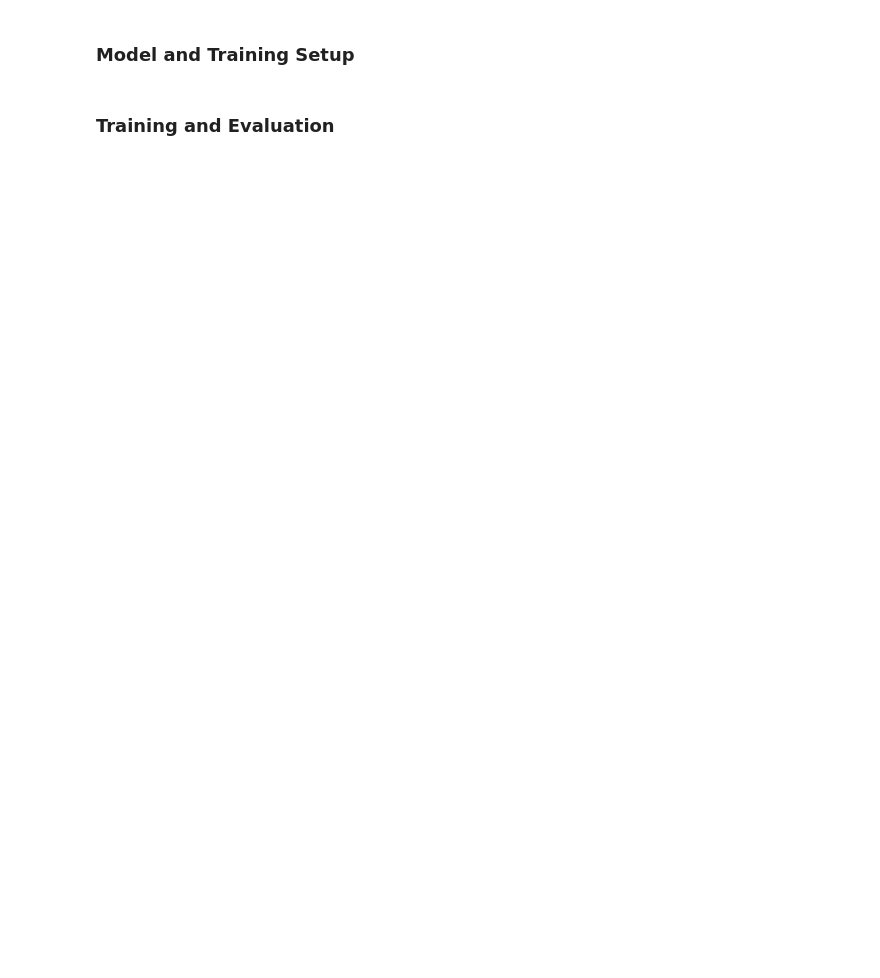
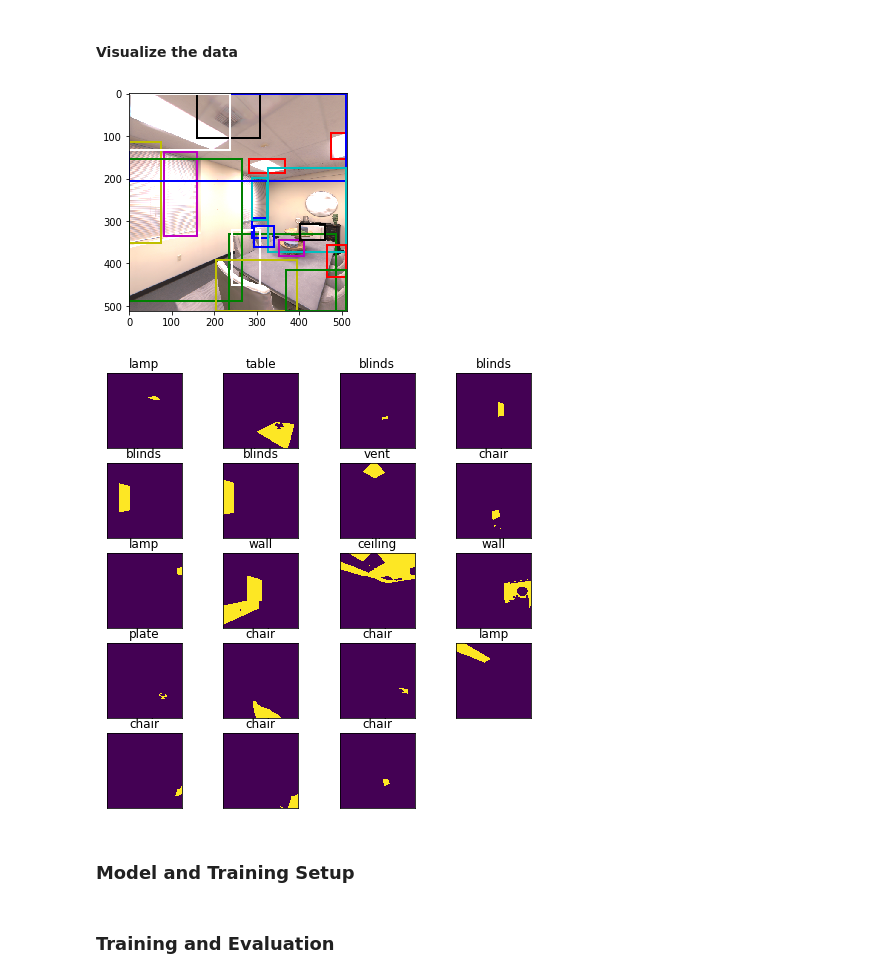
Before and after one commit to facebookresearch/habitat-sim, a Jupyter notebook: Instance-Segmentation-Example.ipynb, the cells around one changed output. Saved outputs shown, nothing was run; the diff lists cells and outputs as text; code cells hidden in the pictures; blank space fills up the shorter version.

```diff
--- a/Instance-Segmentation-Example.ipynb
+++ b/Instance-Segmentation-Example.ipynb
@@ -157,22 +164,0 @@ def display_sample(rgb_obs, semantic_obs, depth_obs):
-# %%
-total_frames = 0
-# action_names = list(
-#     extractor.sim.agents[
-#         sim_settings["default_agent"]
-#     ].action_space.keys()
-# )
-
-max_frames = 5
-
-while total_frames < max_frames:
-    #action = random.choice(action_names)
-    action = 'turn_left'
-    print("action", action)
-    observations = extractor.sim.step(action)
-    rgb = observations["color_sensor"]
-    semantic = observations["semantic_sensor"]
-    depth = observations["depth_sensor"]
-
-    display_sample(rgb, semantic, depth)
-
-    total_frames += 1
@@ -196,41 +175,46 @@ dataloader_train = torch.utils.data.DataLoader(dataset_train, batch_size=2, shuf
                                           collate_fn=collate_fn)
 dataloader_test = torch.utils.data.DataLoader(dataset_test, batch_size=2, shuffle=False,
                                           collate_fn=collate_fn)
+# %% [markdown]
+#### Visualize the data
 # %%
 import matplotlib.patches as patches
 
 
-def show_data(data_idx, mask_idx=0, show_masks=False):
+def show_data(data_idx, show_masks=False):
     img, target = dataset_train[data_idx]
-    idx = mask_idx
-
-    print(f'Num masks: {len(target["masks"])}')
     img = img.permute(1, 2, 0).numpy()
     masks = target['masks'].numpy()
     boxes = target['boxes'].numpy()
     labels = target['labels']
     areas = target['area']
-    fig ,ax = plt.subplots(1)
+    fig, ax = plt.subplots(1)
     ax.imshow(img)
     cmap = {0: 'r', 1: 'g', 2: 'b', 3: 'c', 4: 'm', 5: 'y', 6: 'k', 7: 'w'}
     for i, box in enumerate(boxes):
         h, w = box[3] - box[1], box[2] - box[0]
         rect = patches.Rectangle((box[0], box[1]) , w, h, linewidth=2,
                                  edgecolor=cmap[i % len(cmap)], facecolor='none')
         ax.add_patch(rect)
+
 
     if show_masks:
         plt.show()
         fig=plt.figure(figsize=(8, 8))
         columns = 4
         rows = math.ceil(len(target['masks']) / columns)
         for i in range(1, columns * rows + 1):
             if i > len(target['masks']):
                 break
             mask = masks[i - 1]
-            fig.add_subplot(rows, columns, i)
+            ax = fig.add_subplot(rows, columns, i)
+            sem_id = int(labels[i - 1].numpy())
+            ax.title.set_text(dataset_train.sem_id_to_name[sem_id])
             plt.xticks([])
             plt.yticks([])
             plt.imshow(mask)
 
-show_data(1, show_masks=True)
+show_data(15, show_masks=True)
+# %% [output]
+[figure, added]
+[figure, added]
```
Also changed, not shown: parts of 17 cells of this notebook, 4 other files.
